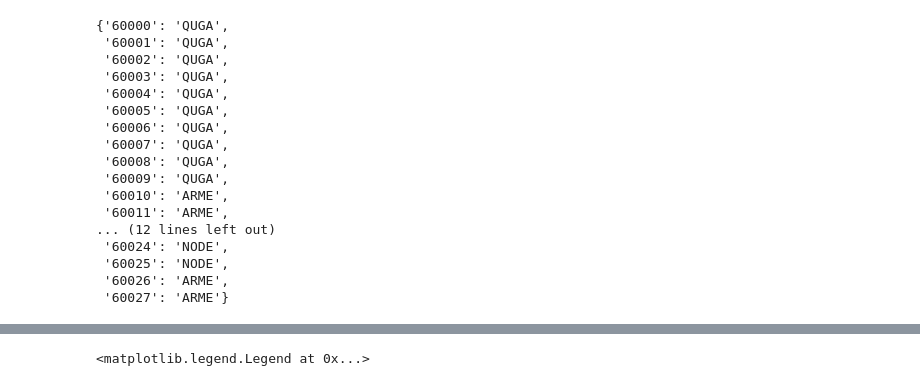
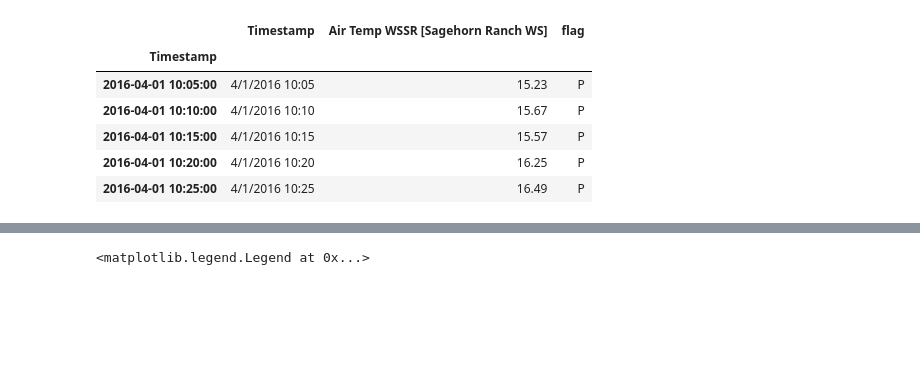
Before and after one commit to jessehahm/Piston-Dendrometer, a Jupyter notebook: QUGA-April-October-2016.ipynb, the cells around one changed output, grey strips where cells are left out. Saved outputs shown, nothing was run; the diff lists cells and outputs as text; code cells hidden in the pictures; blank space fills up the shorter version.

Commit message:
checking temp amplitude

```diff
--- a/QUGA-April-October-2016.ipynb
+++ b/QUGA-April-October-2016.ipynb
@@ -41,20 +42,12 @@ Tree = dict(zip(metadata['Micron Displacement DSID'], metadata['Tree #'] ))
-# %%
-Species
-# %% [output]
-{'60000': 'QUGA',
- '60001': 'QUGA',
- '60002': 'QUGA',
- '60003': 'QUGA',
- '60004': 'QUGA',
- '60005': 'QUGA',
- '60006': 'QUGA',
- '60007': 'QUGA',
- '60008': 'QUGA',
- '60009': 'QUGA',
- '60010': 'ARME',
- '60011': 'ARME',
-... (12 lines left out)
- '60024': 'NODE',
- '60025': 'NODE',
- '60026': 'ARME',
- '60027': 'ARME'}
+# %%
+temp = pd.read_csv('temp.csv',sep=',')
+temp.index = pd.to_datetime(temp.Timestamp)
+temp.head()
+# %% [output]
+|  | Timestamp | Air Temp WSSR [Sagehorn Ranch WS] | flag |
+| Timestamp |  |  |  |
+| 2016-04-01 10:05:00 | 4/1/2016 10:05 | 15.23 | P |
+| 2016-04-01 10:10:00 | 4/1/2016 10:10 | 15.67 | P |
+| 2016-04-01 10:15:00 | 4/1/2016 10:15 | 15.57 | P |
+| 2016-04-01 10:20:00 | 4/1/2016 10:20 | 16.25 | P |
+| 2016-04-01 10:25:00 | 4/1/2016 10:25 | 16.49 | P |
```
Also changed, not shown: parts of 5 cells of this notebook, 2 other files.
